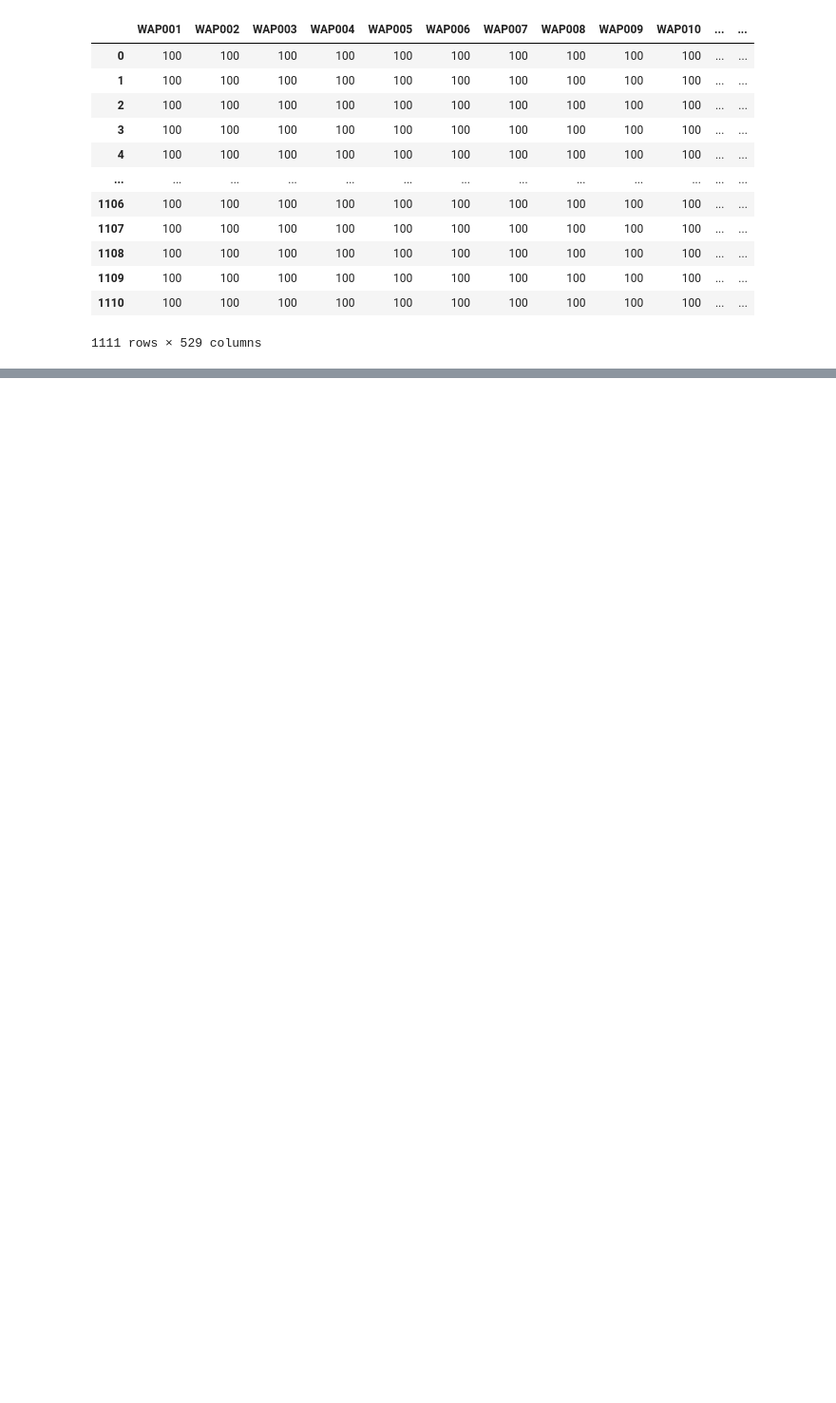
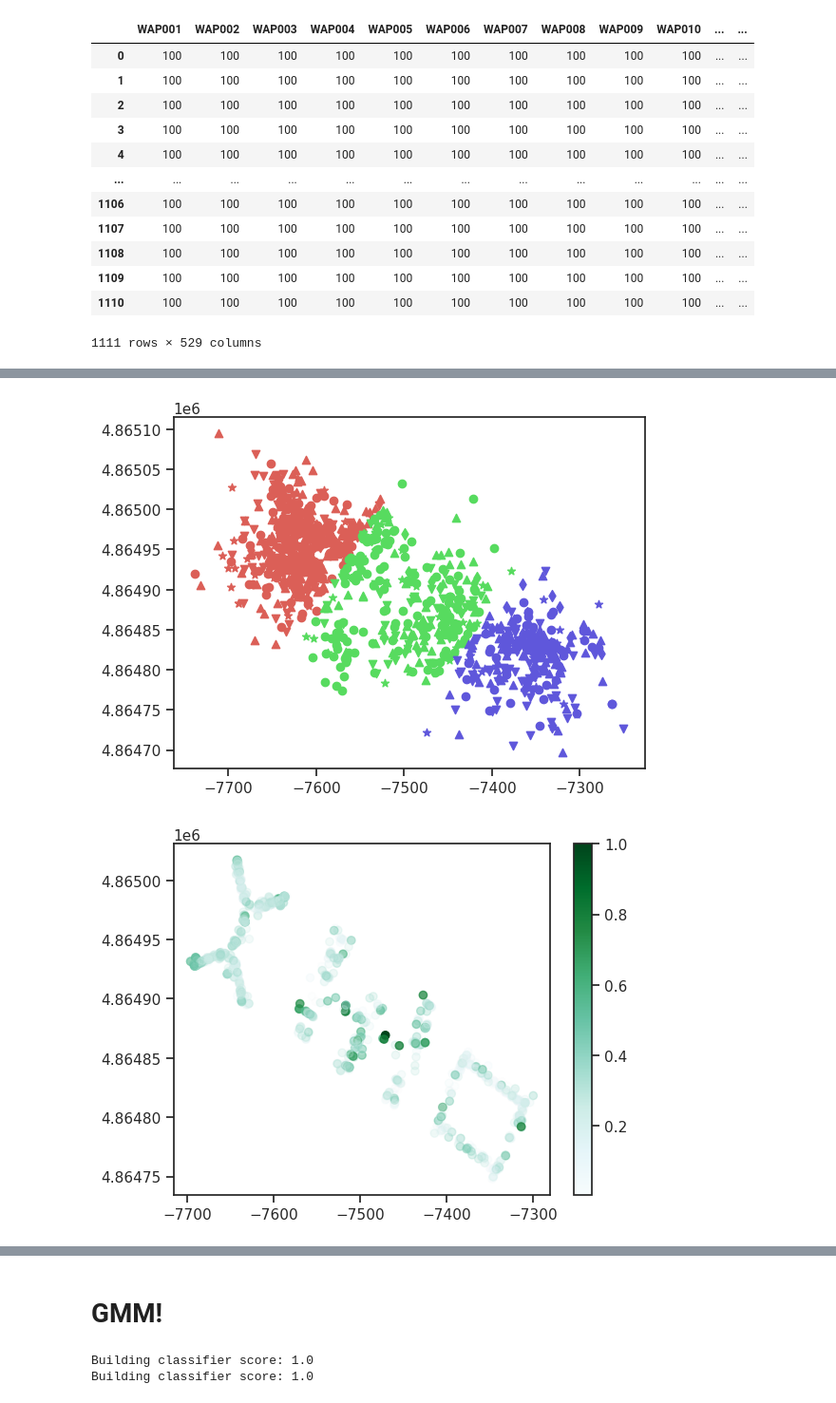
Before and after one commit to owen8877/ECO388, a Jupyter notebook: hw3/playground.ipynb, the cells around one changed output, grey strips where cells are left out. Shown at 95% size. Drawn from its saved outputs; the diff is of its cells as text; code cells hidden in the pictures; blank space fills up the shorter version.

```diff
--- a/hw3/playground.ipynb
+++ b/hw3/playground.ipynb
@@ -467,0 +134,2 @@ tt
+# %%
+test_coor, debug_info = fpa.estimate(test_df[COL.WAPs], n_test_itr=2000, nan_penalty=0.00, batch_size=300)
@@ -467,0 +140,5 @@ tt
+# %%
+fpa.analyze_and_dump(test_df[[COL.LON, COL.LAT, COL.FLR, COL.BID]], test_coor)
+# %% [output]
+[figure, added]
+[figure, added]
@@ -467,0 +147,2 @@ tt
+# %% [markdown]
+# GMM!
@@ -467,0 +151,5 @@ tt
+# %%
+gmma = GMMApproach(df, hidden_dim=80, depth = 5, block_per_group=3, batch_size=500, activation='swish')
+# %% [output]
+Building classifier score: 1.0
+Building classifier score: 1.0
```
Also changed, not shown: parts of 81 cells of this notebook, 9 other files.
